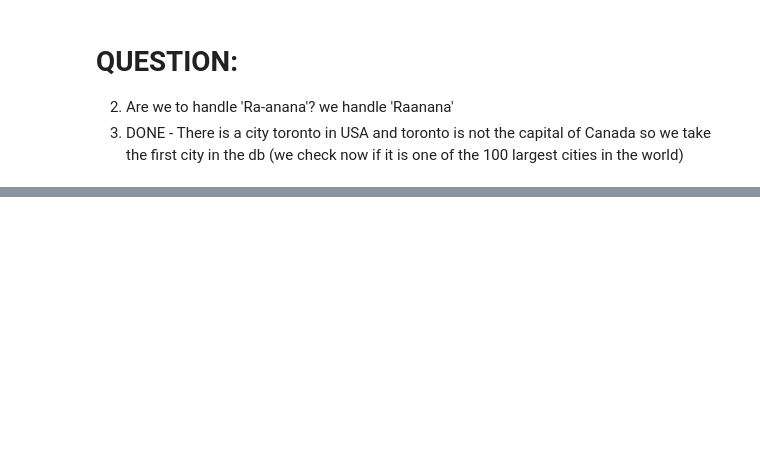
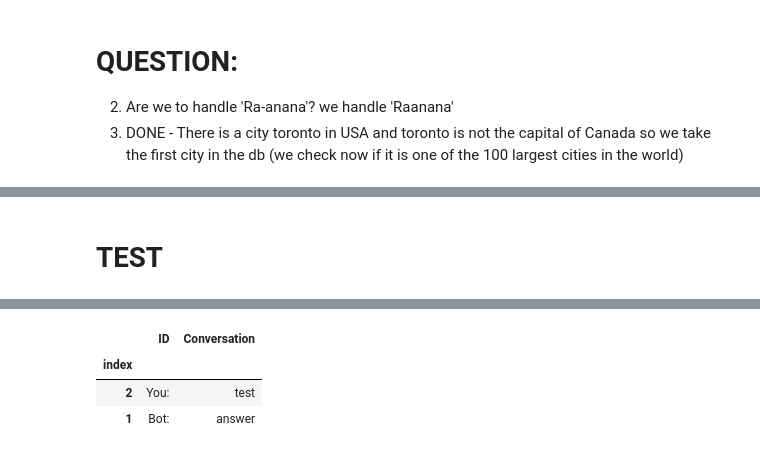
Before and after one commit to drbarak/NLP-FinalProject, a Jupyter notebook: ChatBot.ipynb, the cells around one changed output, grey strips where cells are left out. Saved outputs shown, nothing was run; the diff lists cells and outputs as text; code cells hidden in the pictures; blank space fills up the shorter version.

```diff
--- a/ChatBot.ipynb
+++ b/ChatBot.ipynb
@@ -724,0 +1042,12 @@ FAILED: org [tell me how is the weather in the ra- anana in the], {'date': 'curr
+# %% [markdown]
+# TEST
+# %%
+user_msg = 'test'
+answer = 'answer'
+session = {'df_chat':[]}
+session['df_chat'] = [[2, 'You: ', user_msg], [1, 'Bot: ', answer]] + session['df_chat']
+session['index'] = 2
+df_chat = pd.DataFrame(session['df_chat'], columns=['index', 'ID', 'Conversation'])
+df_chat.set_index('index', inplace=True)
+df_chat
+# %% [output]
@@ -724,0 +1055,4 @@ FAILED: org [tell me how is the weather in the ra- anana in the], {'date': 'curr
+|  | ID | Conversation |
+| index |  |  |
+| 2 | You: | test |
+| 1 | Bot: | answer |
```
Also changed, not shown: parts of 34 cells of this notebook.
